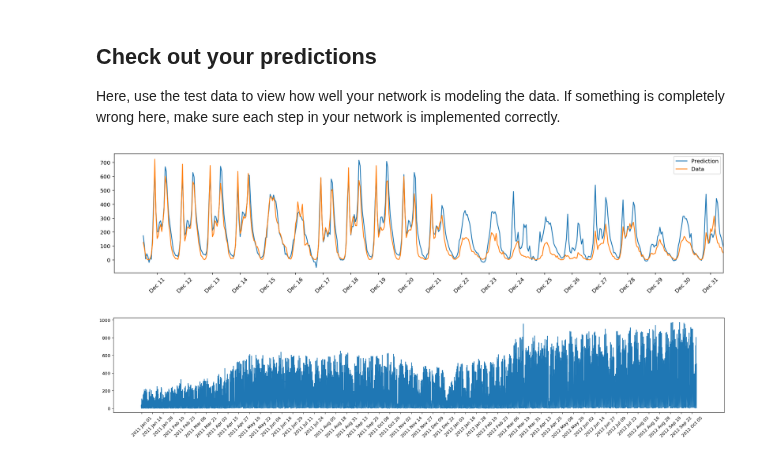
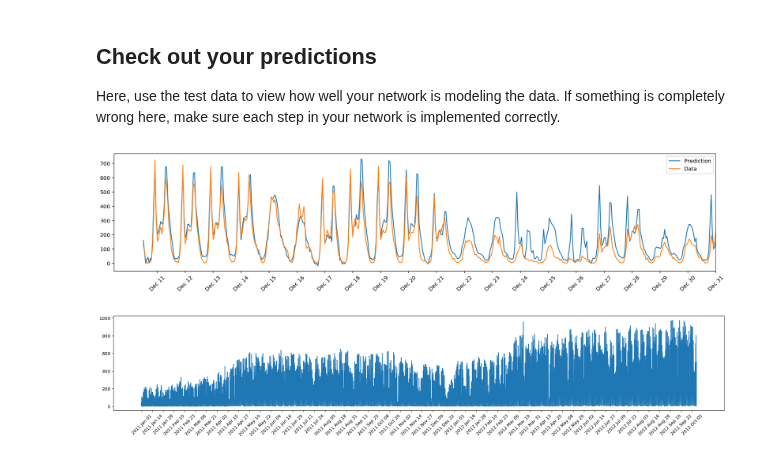
Before and after one commit to joaopamaral/deep-learning-v2-pytorch, a Jupyter notebook: project-bikesharing/Your_first_neural_network.ipynb, the cells around one changed output. Drawn from its saved outputs; the diff is of its cells as text; code cells hidden in the pictures.

```diff
--- a/project-bikesharing/Your_first_neural_network.ipynb
+++ b/project-bikesharing/Your_first_neural_network.ipynb
@@ -294,20 +290,19 @@ Here, use the test data to view how well your network is modeling the data. If s
 # %%
 fig, ax = plt.subplots(figsize=(20,4))
 
 mean, std = scaled_features['cnt']
 predictions = network.run(test_features).T*std + mean
-predictions = predictions.T
-ax.plot(predictions.index, predictions[0], label='Prediction')
-ax.plot(test_targets.index, (test_targets['cnt']*std + mean).values, label='Data')
-ax.set_xlim(right=predictions.index.max())
+ax.plot(predictions[0], label='Prediction')
+ax.plot((test_targets['cnt']*std + mean).values, label='Data')
+ax.set_xlim(right=len(predictions))
 ax.legend()
 
 dates = pd.to_datetime(rides.loc[test_data.index]['dteday'])
 dates = dates.apply(lambda d: d.strftime('%b %d'))
-ax.set_xticks(predictions.index.min() + np.arange(len(dates))[12::24])
+ax.set_xticks(np.arange(len(dates))[12::24])
 _ = ax.set_xticklabels(dates[12::24], rotation=45)
 # %% [output]
-[figure, old version]
+[figure, new version]
 # %%
 fig, ax = plt.subplots(figsize=(25,4))
 
```
Also changed, not shown: parts of 8 cells of this notebook, 3 other files.
